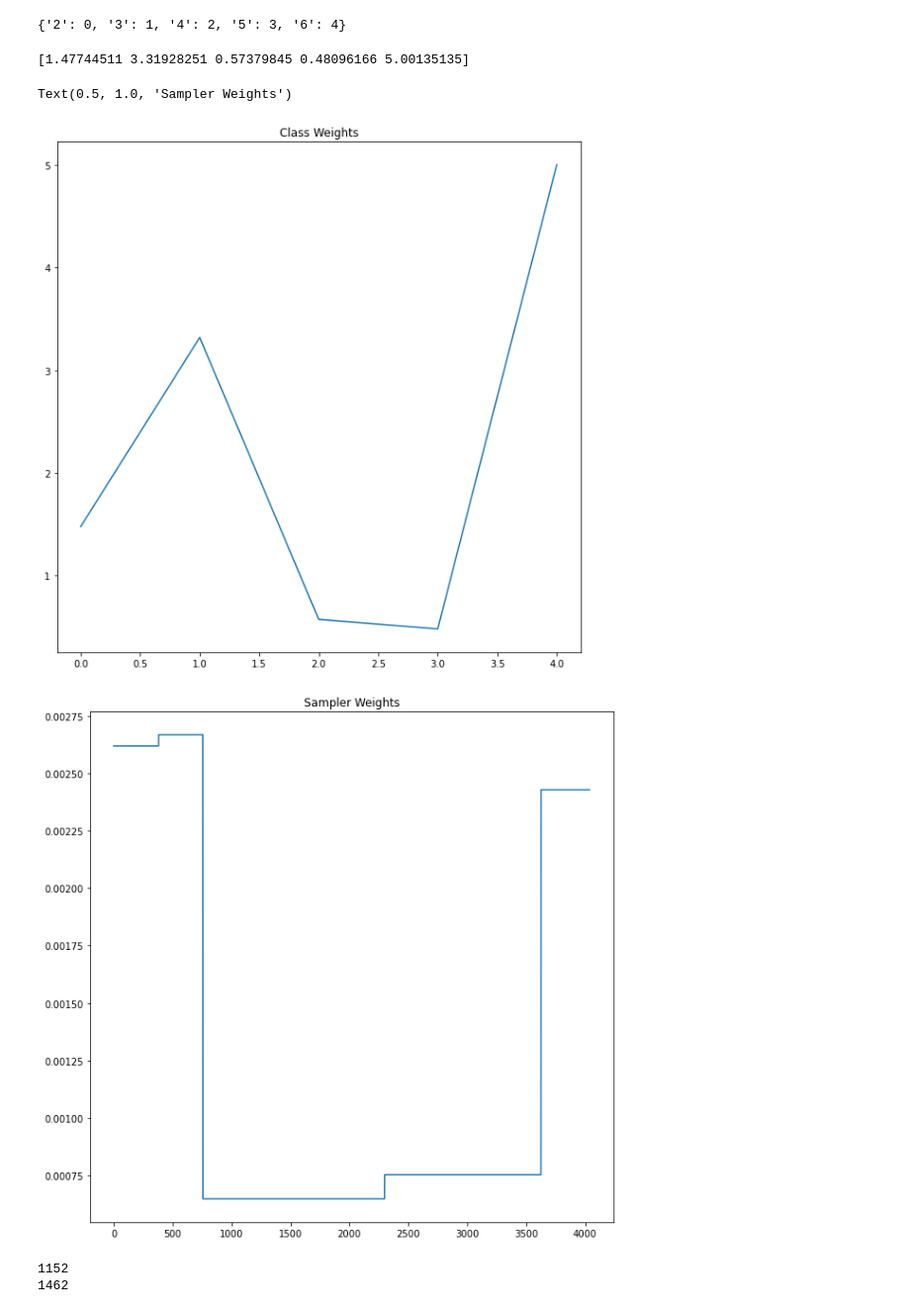
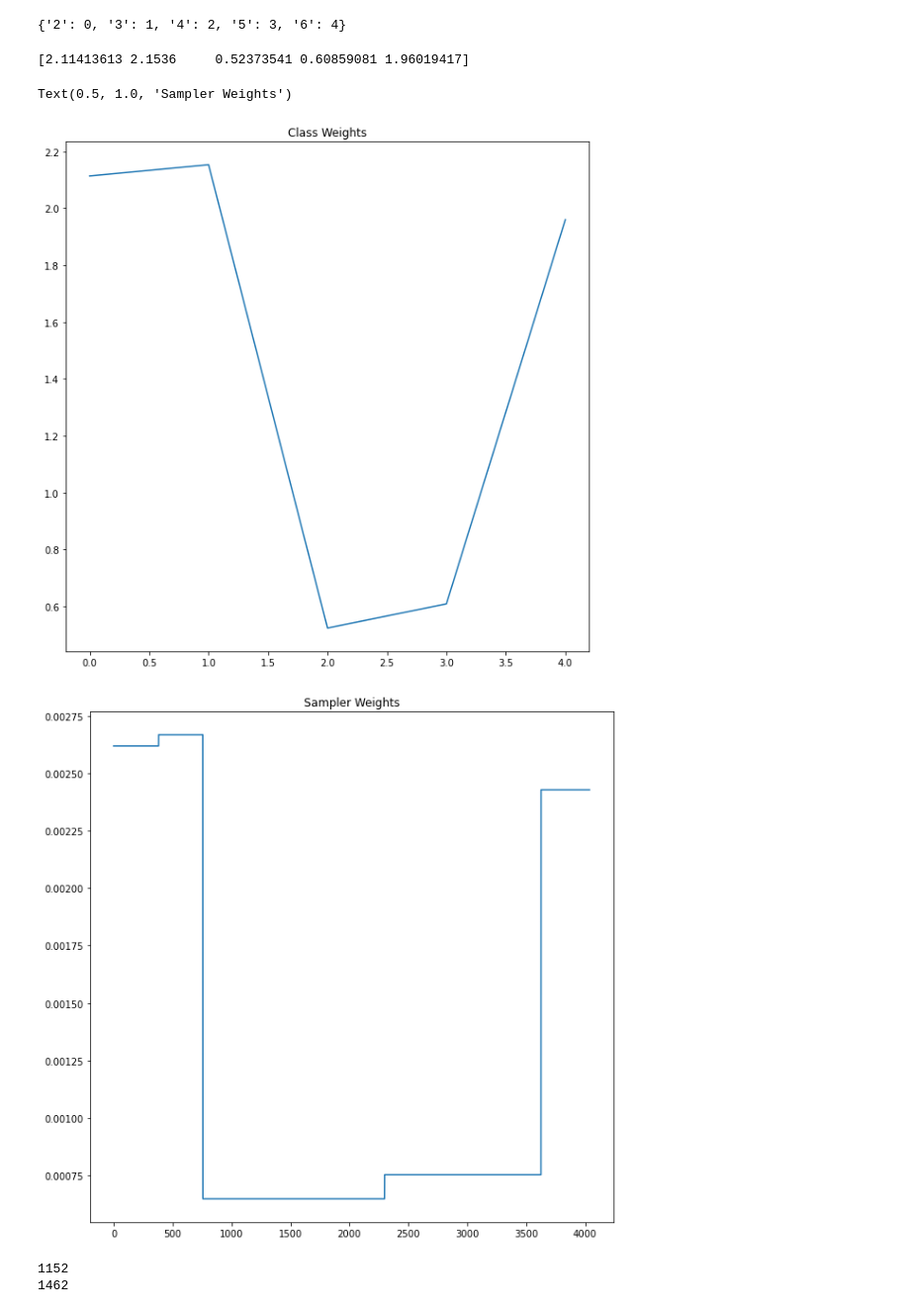
Before and after one commit to zwinkler/Automated-BCS, a Jupyter notebook: BEiT_py_lightning.ipynb, the cells around one changed output. Shown: that part at 99% size. Drawn from its saved outputs; the diff is of its cells as text; code cells hidden in the pictures.

```diff
--- a/BEiT_py_lightning.ipynb
+++ b/BEiT_py_lightning.ipynb
@@ -94,42 +94,42 @@ import pandas as pd
 import numpy as np
 import matplotlib.pyplot as plt
 
-train_df = pd.read_csv('train_data_mixed.csv',dtype=str)
+train_df = pd.read_csv('train_data_all.csv',dtype=str)
 class_weights = class_weight.compute_class_weight('balanced', classes=np.unique(train_df['class']), y =train_df['class'])
 print(class_weights)
 
 # dataset_size = len(train_ds[:]['label'])
 # train_count = int(dataset_size * 0.7)
 # val_count = int(dataset_size - train_count)
 y_train = train_ds[:]['label']
 
 #print(train_dataset[0])
 import numpy as np
 
 #y_train_indices = train_dataset["train"].indices
 
 #y_train = train_ds[:]['label']
 
 class_sample_count = np.array(
     [len(np.where(y_train == t)[0]) for t in np.unique(y_train)])
 
 weight = 1. / class_sample_count
 samples_weight = np.array([weight[t] for t in y_train])
 samples_weight = torch.from_numpy(samples_weight)
 
 sampler = torch.utils.data.WeightedRandomSampler(samples_weight.type('torch.DoubleTensor'), len(samples_weight))
 
 plt.figure(figsize=(10,10))
 plt.plot(class_weights)
 plt.title('Class Weights')
 
 plt.figure(figsize=(10,10))
 plt.plot(samples_weight)
 plt.title('Sampler Weights')
 # %% [output]
-[1.47744511 3.31928251 0.57379845 0.48096166 5.00135135]
+[2.11413613 2.1536     0.52373541 0.60859081 1.96019417]
 Text(0.5, 1.0, 'Sampler Weights')
-[figure, old version]
+[figure, new version]
 [figure]
 # %%
 from torch.utils.data import DataLoader
```
Also changed, not shown: parts of 2 cells of this notebook, 1 other file.
